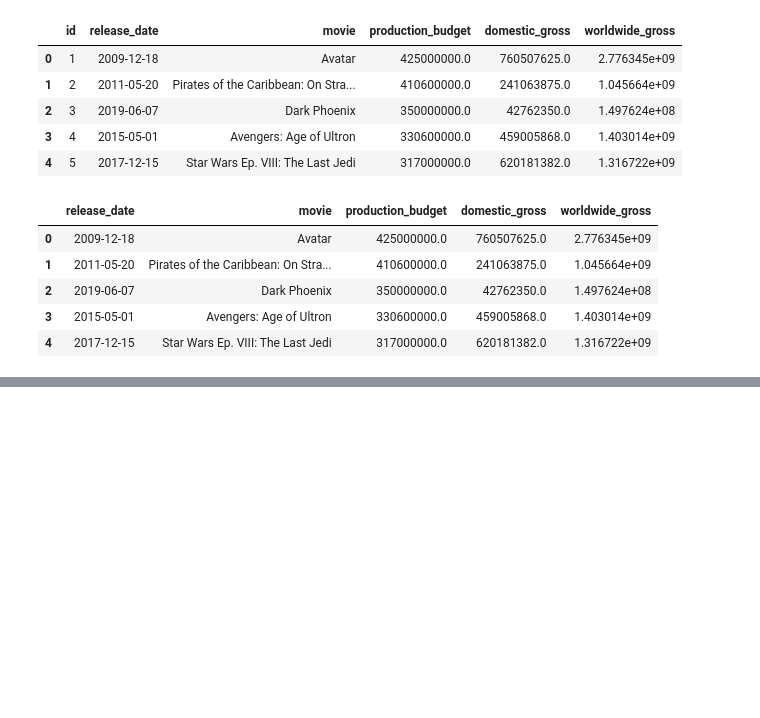
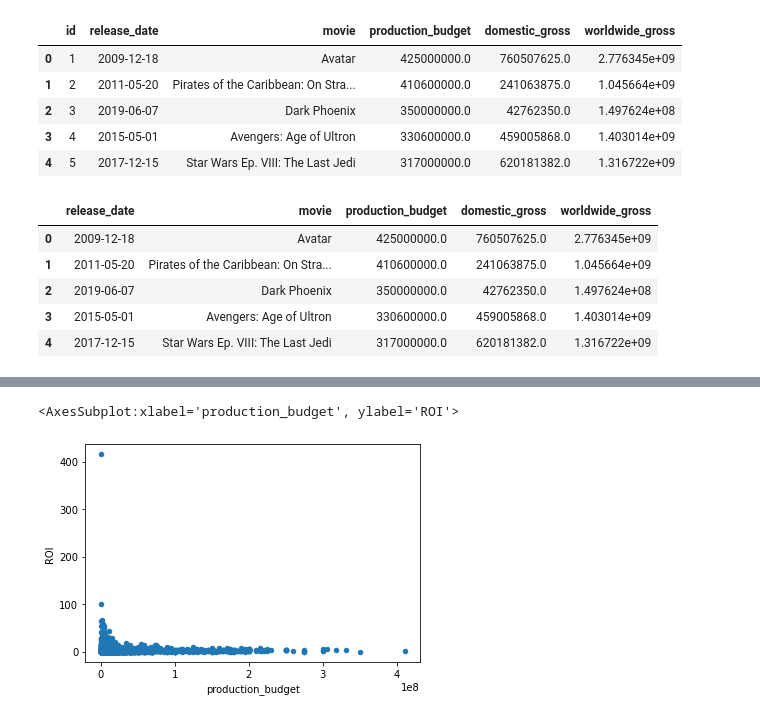
Before and after one commit to ZenBurrito/Phase-1Project, a Jupyter notebook: The_Numbers_cleaning.ipynb, the cells around one changed output, grey strips where cells are left out. Cells and saved outputs as stored; diff of their text form; code cells hidden in the pictures; blank space fills up the shorter version.

```diff
--- a/The_Numbers_cleaning.ipynb
+++ b/The_Numbers_cleaning.ipynb
@@ -88,0 +124,2 @@ df_num_cleaned.head()
+# %%
+df_num_good['ROI'] = (df_num_good['worldwide_gross'] - df_num_good['production_budget']) / df_num_good['production_budget']
@@ -88,0 +135,2 @@ df_num_cleaned.head()
+# %%
+df_num_final = df_num_good.sort_values(by = 'ROI', ascending = False)
@@ -88,0 +146,2 @@ df_num_cleaned.head()
+# %%
+df_num_final.reset_index(inplace = True)
@@ -88,0 +164,2 @@ df_num_cleaned.head()
+# %%
+df_num_final.drop(df_num_final[df_num_final['release_date'] < pd.Timestamp(2010, 1, 1)].index, inplace = True)
@@ -88,0 +182,5 @@ df_num_cleaned.head()
+# %%
+df_num_final.plot.scatter(x = 'production_budget', y = 'ROI')
+# %% [output]
+<AxesSubplot:xlabel='production_budget', ylabel='ROI'>
+[figure, added]
```
Also changed, not shown: parts of 11 cells of this notebook.
